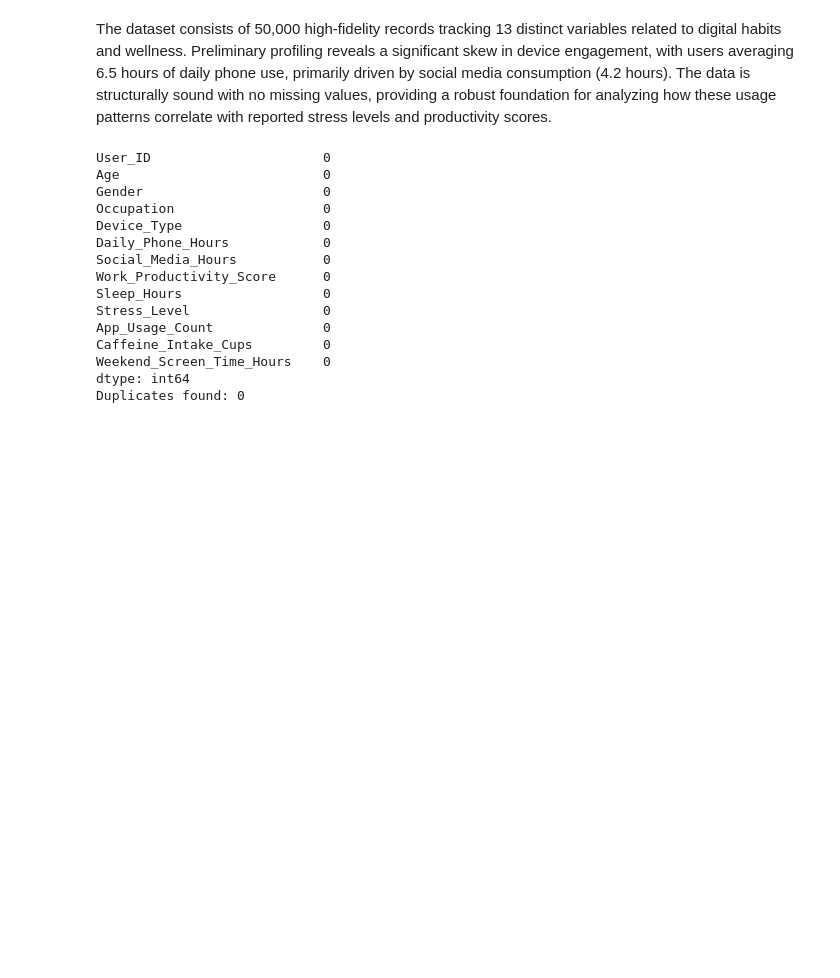
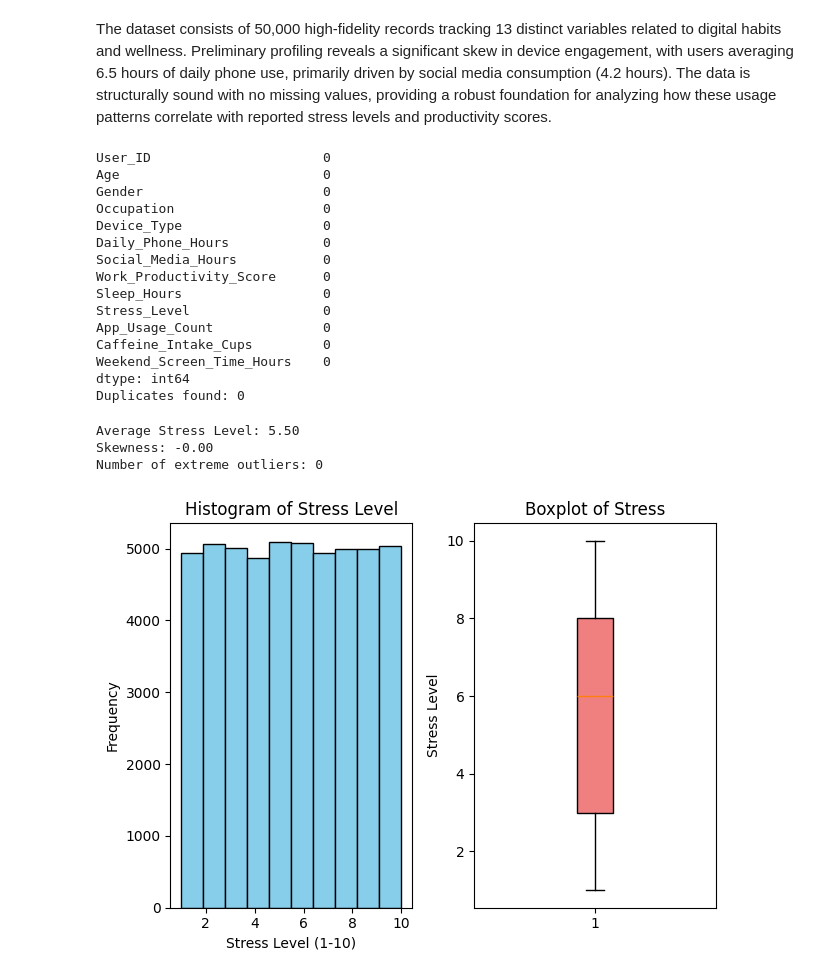
Before and after one commit to cess-dev/Smartphone_Usage_vs_Stress, a Jupyter notebook: analysis.ipynb, the cells around one changed output. Cells and saved outputs as stored; diff of their text form; code cells hidden in the pictures; blank space fills up the shorter version.

Commit message:
visualization

```diff
--- a/analysis.ipynb
+++ b/analysis.ipynb
@@ -88,11 +111,11 @@ Weekend_Screen_Time_Hours    0
 dtype: int64
 Duplicates found: 0
 # %%
-# Age bins: 18 to 25, 26 to 35, 36 to 50, 51 to 60
-Age_Bins = [17, 25, 35, 50, 60]
+# Age groups: 18 to 25, 26 to 35, 36 to 50, 51 to 60
+Age_Groups = [17, 25, 35, 50, 60]
 Age_Labels = ['18-25', '26-35', '36-50', '50+']
 
-df['Age_Group'] = pd.cut(df['Age'], bins=Age_Bins, labels=Age_Labels)
+df['Age_Group'] = pd.cut(df['Age'], bins=Age_Groups, labels=Age_Labels)
 # %%
 # Low (< 3 hrs), Medium (3-6 hrs), High (> 6 hrs)
 Usage_Conditions = [
@@ -122,3 +145,38 @@ df['Social_Media_Ratio'] = df['Social_Media_Hours'] / df['Daily_Phone_Hours']
 
 # Productivity vs Screen Time
 df['Productivity_Efficiency'] = df['Work_Productivity_Score'] / df['Daily_Phone_Hours']
+# %%
+# Calculations
+avg_stress = df['Stress_Level'].mean()
+skewness = df['Stress_Level'].skew()
+
+# Checking for extreme cases
+Q1 = df['Stress_Level'].quantile(0.25)
+Q3 = df['Stress_Level'].quantile(0.75)
+IQR = Q3 - Q1
+outliers = df[(df['Stress_Level'] < (Q1 - 1.5 * IQR)) | (df['Stress_Level'] > (Q3 + 1.5 * IQR))]
+
+print(f"Average Stress Level: {avg_stress:.2f}")
+print(f"Skewness: {skewness:.2f}")
+print(f"Number of extreme outliers: {len(outliers)}")
+
+# Histogram
+plt.subplot(1, 2, 1) # Create a side-by-side plot
+plt.hist(df['Stress_Level'], bins=10, color='skyblue', edgecolor='black')
+plt.title('Histogram of Stress Level')
+plt.xlabel('Stress Level (1-10)')
+plt.ylabel('Frequency')
+
+# Boxplot
+plt.subplot(1, 2, 2)
+plt.boxplot(df['Stress_Level'], vert=True, patch_artist=True, boxprops=dict(facecolor="lightcoral"))
+plt.title('Boxplot of Stress')
+plt.ylabel('Stress Level')
+
+plt.tight_layout()
+plt.savefig('stress_analysis.png') # Saving the chart
+# %% [output]
+Average Stress Level: 5.50
+Skewness: -0.00
+Number of extreme outliers: 0
+[figure, added]
```
Also changed, not shown: parts of 3 cells of this notebook, 1 other file.
